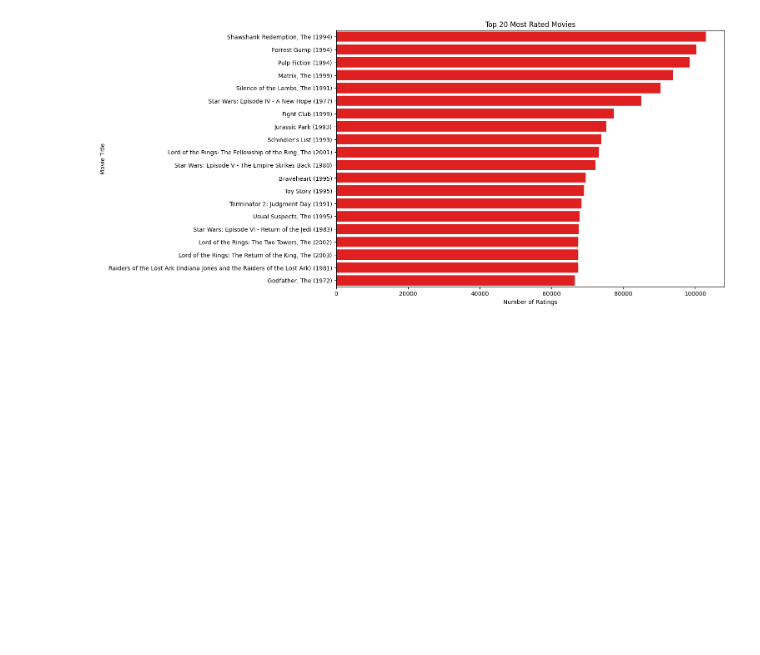
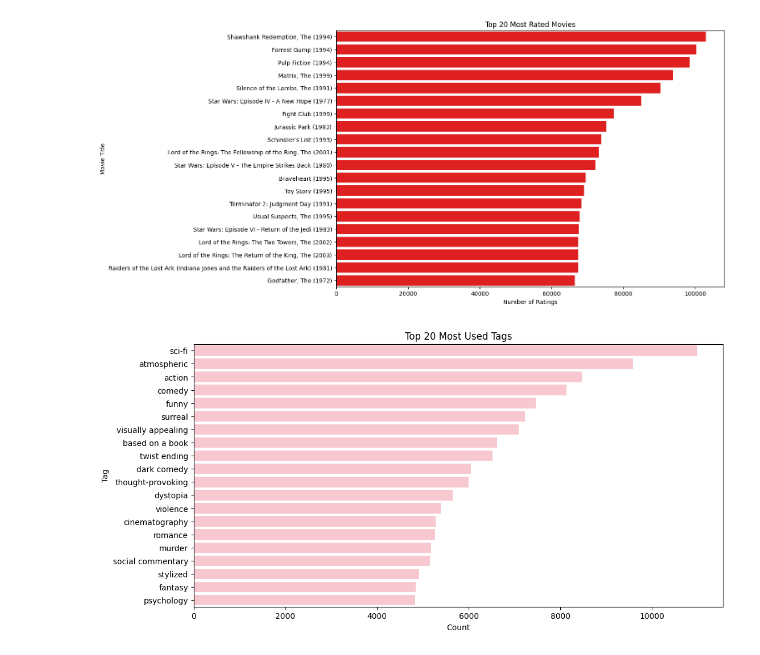
Before and after one commit to nakranimeet18/recommendation-engine-platform, a Jupyter notebook: notebooks/04_data_visualization.ipynb, the cells around one changed output. Drawn from its saved outputs; the diff is of its cells as text; code cells hidden in the pictures; blank space fills up the shorter version.

```diff
--- a/notebooks/04_data_visualization.ipynb
+++ b/notebooks/04_data_visualization.ipynb
@@ -601,3 +601,22 @@ plt.ylabel("Movie Title")
 plt.show()
 # %% [output]
 [figure]
+# %%
+
+top_tags = tags["tag"].value_counts().head(20)
+
+plt.figure(figsize=(12,6))
+
+sns.barplot(
+    x=top_tags.values,
+    y=top_tags.index,
+    color = "pink"
+)
+
+plt.title("Top 20 Most Used Tags")
+plt.xlabel("Count")
+plt.ylabel("Tag")
+
+plt.show()
+# %% [output]
+[figure, added]
```
Also changed, not shown: parts of 5 cells of this notebook.
